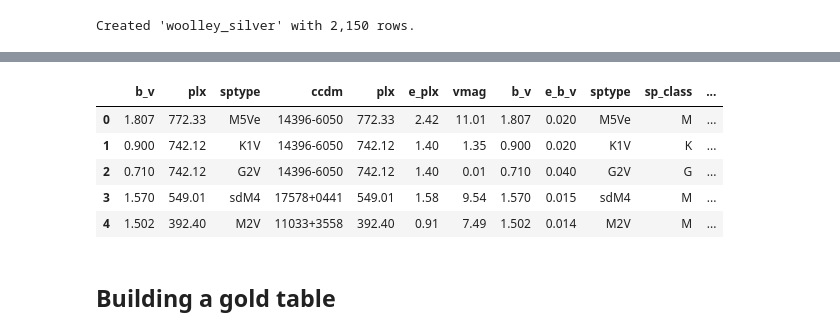
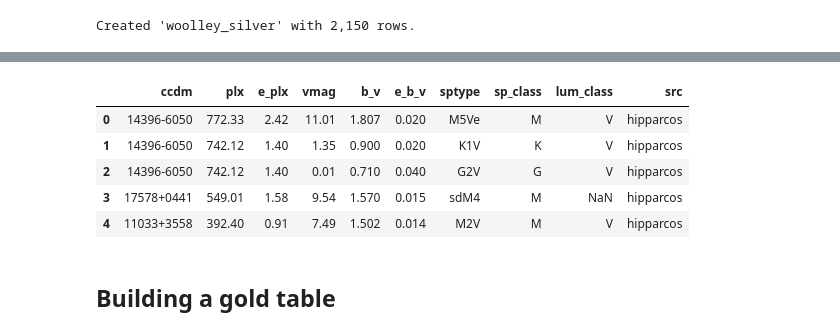
Before and after one commit to dustinmiller91/stellar_analysis, a Jupyter notebook: stellar_analysis.ipynb, the cells around one changed output, grey strips where cells are left out. Drawn from its saved outputs; the diff is of its cells as text; code cells hidden in the pictures.

```diff
--- a/stellar_analysis.ipynb
+++ b/stellar_analysis.ipynb
@@ -344,13 +344,13 @@ df.head()
 # %%
-df = query_sqlite('SELECT b_v, plx, sptype, * FROM hipparcos_silver LIMIT 5000', DB)
+df = query_sqlite('SELECT * FROM hipparcos_silver LIMIT 5000', DB)
 df.head()
 # %% [output]
-|  | b_v | plx | sptype | ccdm | plx | e_plx | vmag | b_v | e_b_v | sptype | sp_class | ... |
-| 0 | 1.807 | 772.33 | M5Ve | 14396-6050 | 772.33 | 2.42 | 11.01 | 1.807 | 0.020 | M5Ve | M | ... |
-| 1 | 0.900 | 742.12 | K1V | 14396-6050 | 742.12 | 1.40 | 1.35 | 0.900 | 0.020 | K1V | K | ... |
-| 2 | 0.710 | 742.12 | G2V | 14396-6050 | 742.12 | 1.40 | 0.01 | 0.710 | 0.040 | G2V | G | ... |
-| 3 | 1.570 | 549.01 | sdM4 | 17578+0441 | 549.01 | 1.58 | 9.54 | 1.570 | 0.015 | sdM4 | M | ... |
-| 4 | 1.502 | 392.40 | M2V | 11033+3558 | 392.40 | 0.91 | 7.49 | 1.502 | 0.014 | M2V | M | ... |
+|  | ccdm | plx | e_plx | vmag | b_v | e_b_v | sptype | sp_class | lum_class | src |
+| 0 | 14396-6050 | 772.33 | 2.42 | 11.01 | 1.807 | 0.020 | M5Ve | M | V | hipparcos |
+| 1 | 14396-6050 | 742.12 | 1.40 | 1.35 | 0.900 | 0.020 | K1V | K | V | hipparcos |
+| 2 | 14396-6050 | 742.12 | 1.40 | 0.01 | 0.710 | 0.040 | G2V | G | V | hipparcos |
+| 3 | 17578+0441 | 549.01 | 1.58 | 9.54 | 1.570 | 0.015 | sdM4 | M | NaN | hipparcos |
+| 4 | 11033+3558 | 392.40 | 0.91 | 7.49 | 1.502 | 0.014 | M2V | M | V | hipparcos |
 # %% [markdown]
 ## Building a gold table
 # %%
```
Also changed, not shown: parts of 7 cells of this notebook.
